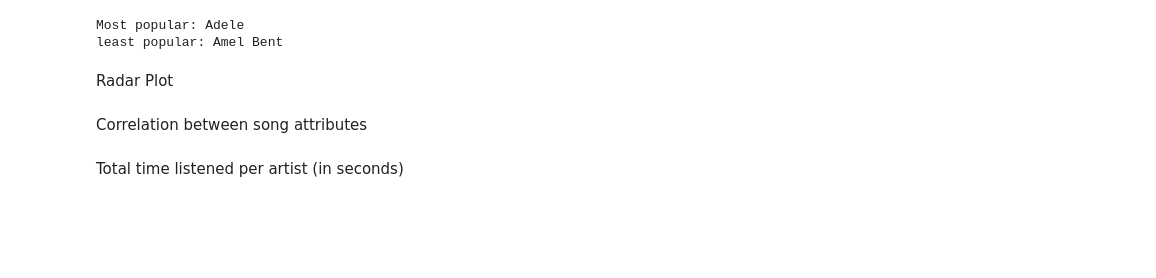
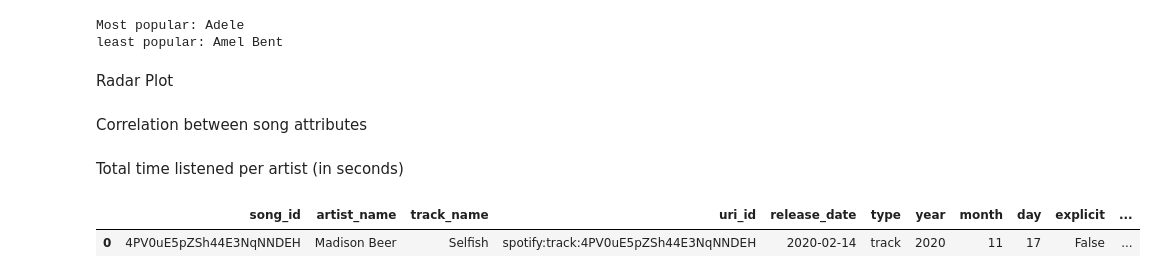
Before and after one commit to Mega-Barrel/spotify_analysis, a Jupyter notebook: streamHistory_analysis.ipynb, the cells around one changed output. Saved outputs shown, nothing was run; the diff lists cells and outputs as text; code cells hidden in the pictures; blank space fills up the shorter version.

```diff
--- a/streamHistory_analysis.ipynb
+++ b/streamHistory_analysis.ipynb
@@ -273,4 +511,9 @@ get_correlation_song_attribute('speechiness', 'danceability')
 get_correlation_song_attribute('energy', 'liveness')
 # %% [markdown]
 Total time listened per artist (in seconds)
+# %%
+history.head(1)
+# %% [output]
+|  | song_id | artist_name | track_name | uri_id | release_date | type | year | month | day | explicit | ... |
+| 0 | 4PV0uE5pZSh44E3NqNNDEH | Madison Beer | Selfish | spotify:track:4PV0uE5pZSh44E3NqNNDEH | 2020-02-14 | track | 2020 | 11 | 17 | False | ... |
 # %%
```
Also changed, not shown: parts of 57 cells of this notebook.
